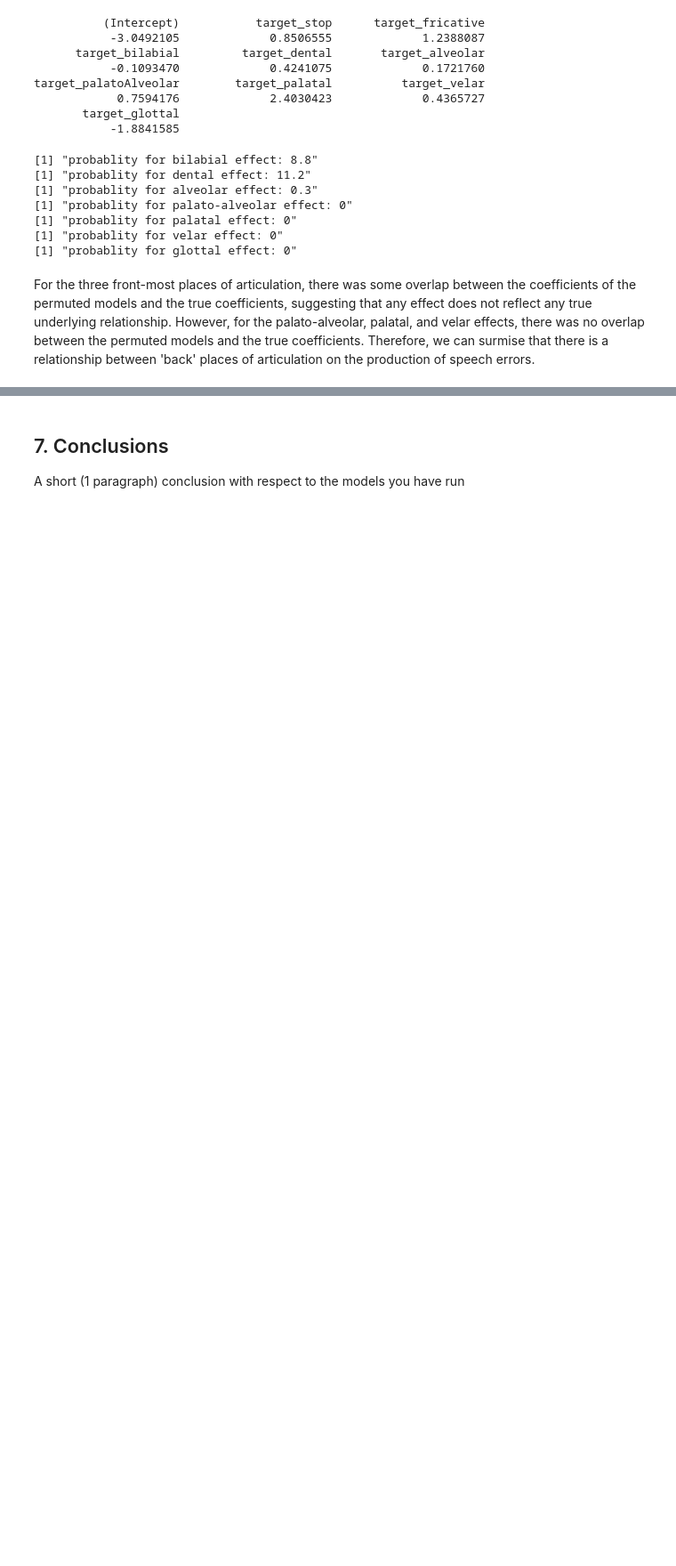
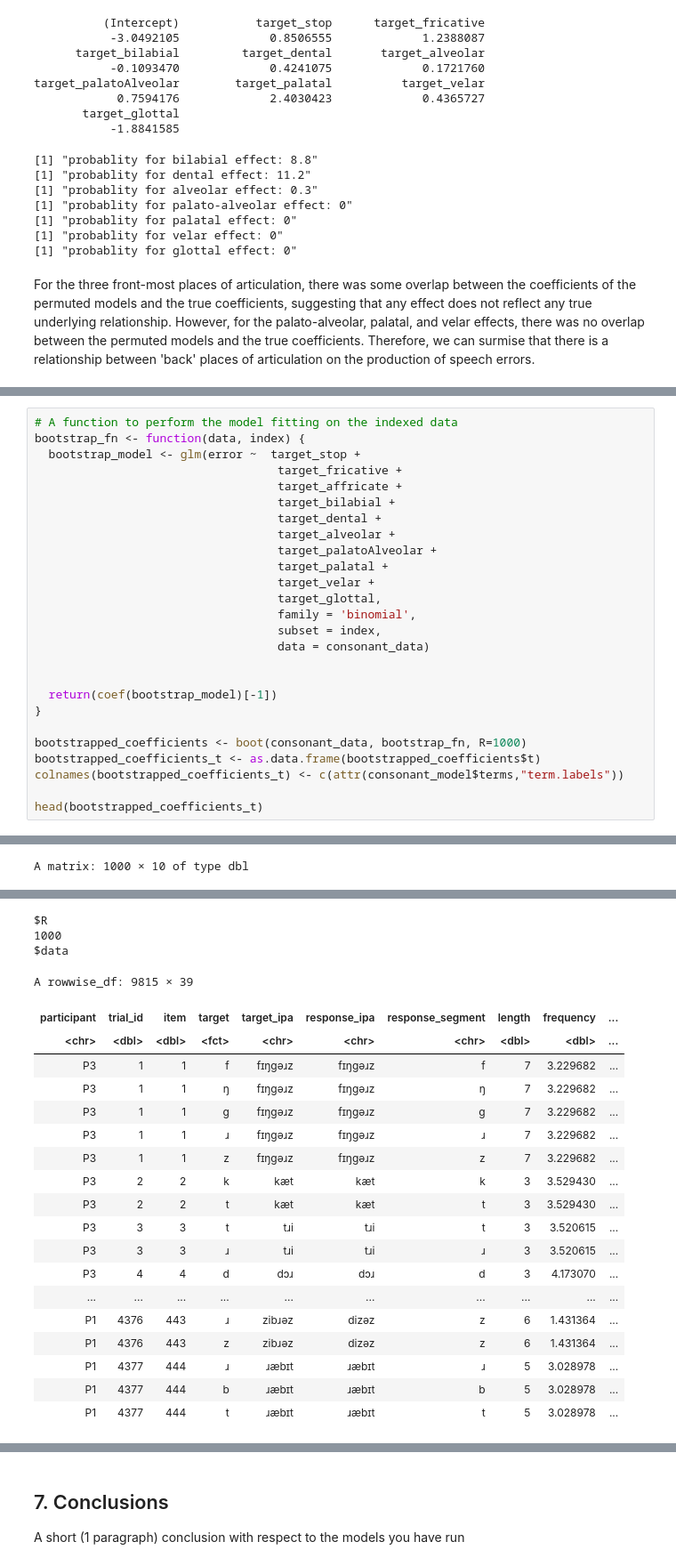
Before and after one commit to JenahBlack/Black_DSPN_S22, a Jupyter notebook: Black_DSPN_S22_FinalProject.ipynb, the cells around one changed output, grey strips where cells are left out. Shown at 89% size. Cells and saved outputs as stored; diff of their text form; blank space fills up the shorter version.

Commit message:
tidied up sections up through bootstrapping

```diff
--- a/Black_DSPN_S22_FinalProject.ipynb
+++ b/Black_DSPN_S22_FinalProject.ipynb
@@ -864,0 +870,27 @@ For the three front-most places of articulation, there was some overlap between
+# %%
+# A function to perform the model fitting on the indexed data
+bootstrap_fn <- function(data, index) {
+  bootstrap_model <- glm(error ~  target_stop +
+                                   target_fricative +
+                                   target_affricate +
+                                   target_bilabial +
+                                   target_dental +
+                                   target_alveolar +
+                                   target_palatoAlveolar +
+                                   target_palatal +
+                                   target_velar +
+                                   target_glottal,
+                                   family = 'binomial',
+                                   subset = index,
+                                   data = consonant_data)
+
+
+  return(coef(bootstrap_model)[-1])
+}
+
+bootstrapped_coefficients <- boot(consonant_data, bootstrap_fn, R=1000)
+bootstrapped_coefficients_t <- as.data.frame(bootstrapped_coefficients$t)
+colnames(bootstrapped_coefficients_t) <- c(attr(consonant_model$terms,"term.labels"))
+
+head(bootstrapped_coefficients_t)
+# %% [output]
@@ -864,0 +914 @@ For the three front-most places of articulation, there was some overlap between
+A matrix: 1000 × 10 of type dbl
@@ -864,0 +931,22 @@ For the three front-most places of articulation, there was some overlap between
+$R
+1000
+$data
+A rowwise_df: 9815 × 39
+| participant | trial_id | item | target | target_ipa | response_ipa | response_segment | length | frequency | ... |
+| <chr> | <dbl> | <dbl> | <fct> | <chr> | <chr> | <chr> | <dbl> | <dbl> | ... |
+| P3 | 1 | 1 | f | fɪŋɡəɹz | fɪŋɡəɹz | f | 7 | 3.229682 | ... |
+| P3 | 1 | 1 | ŋ | fɪŋɡəɹz | fɪŋɡəɹz | ŋ | 7 | 3.229682 | ... |
+| P3 | 1 | 1 | ɡ | fɪŋɡəɹz | fɪŋɡəɹz | ɡ | 7 | 3.229682 | ... |
+| P3 | 1 | 1 | ɹ | fɪŋɡəɹz | fɪŋɡəɹz | ɹ | 7 | 3.229682 | ... |
+| P3 | 1 | 1 | z | fɪŋɡəɹz | fɪŋɡəɹz | z | 7 | 3.229682 | ... |
+| P3 | 2 | 2 | k | kæt | kæt | k | 3 | 3.529430 | ... |
+| P3 | 2 | 2 | t | kæt | kæt | t | 3 | 3.529430 | ... |
+| P3 | 3 | 3 | t | tɹi | tɹi | t | 3 | 3.520615 | ... |
+| P3 | 3 | 3 | ɹ | tɹi | tɹi | ɹ | 3 | 3.520615 | ... |
+| P3 | 4 | 4 | d | dɔɹ | dɔɹ | d | 3 | 4.173070 | ... |
+| ... | ... | ... | ... | ... | ... | ... | ... | ... | ... |
+| P1 | 4376 | 443 | ɹ | zibɹəz | dizəz | z | 6 | 1.431364 | ... |
+| P1 | 4376 | 443 | z | zibɹəz | dizəz | z | 6 | 1.431364 | ... |
+| P1 | 4377 | 444 | ɹ | ɹæbɪt | ɹæbɪt | ɹ | 5 | 3.028978 | ... |
+| P1 | 4377 | 444 | b | ɹæbɪt | ɹæbɪt | b | 5 | 3.028978 | ... |
+| P1 | 4377 | 444 | t | ɹæbɪt | ɹæbɪt | t | 5 | 3.028978 | ... |
```
Also changed, not shown: parts of 44 cells of this notebook.
